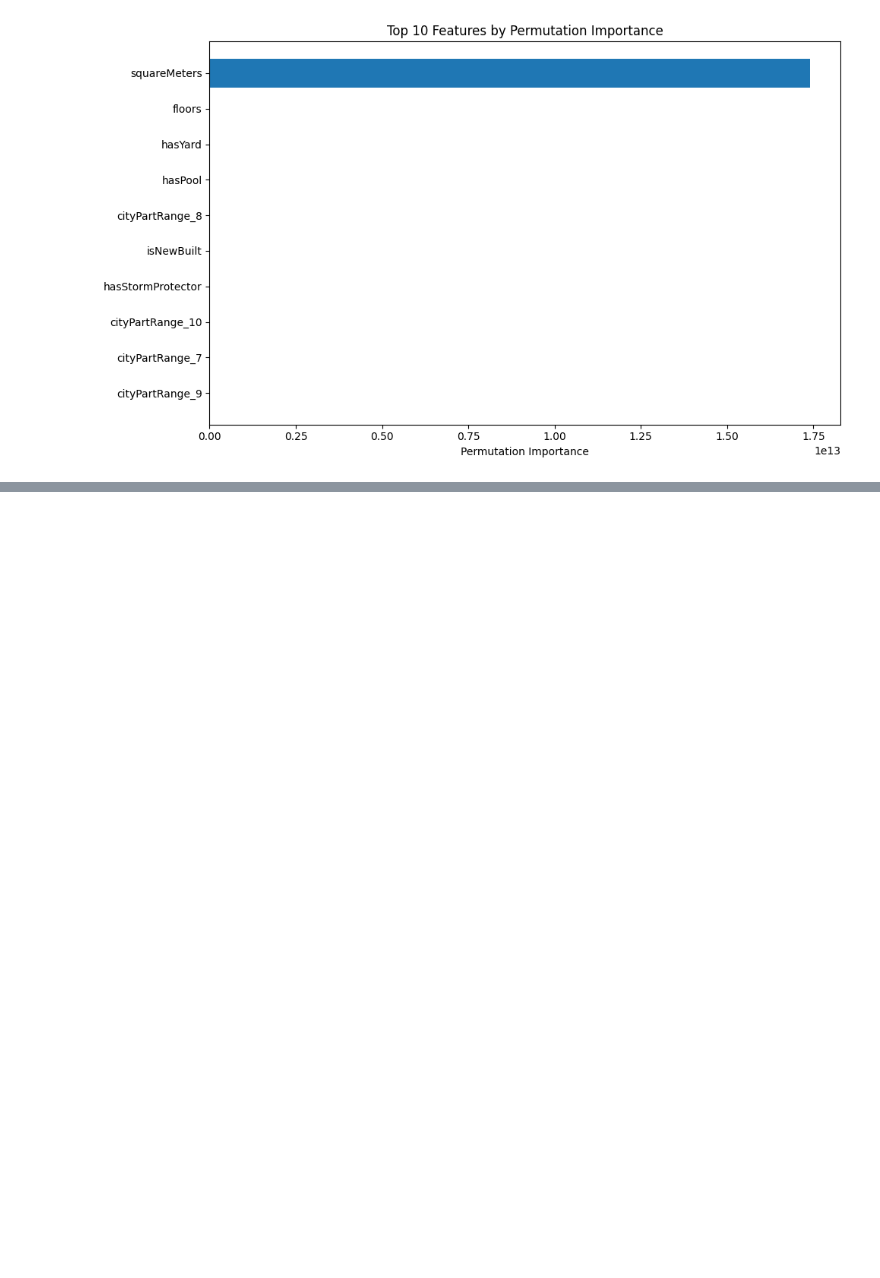
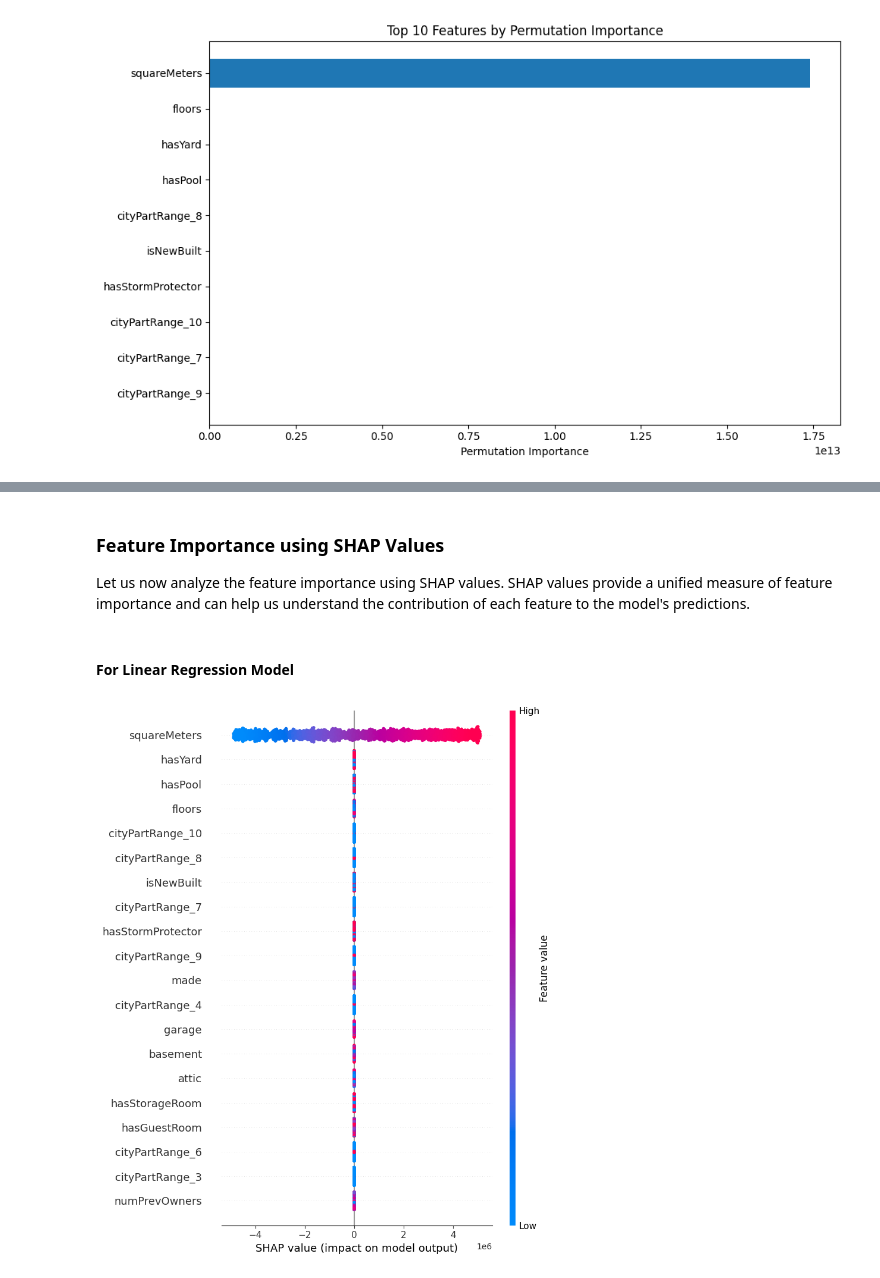
Before and after one commit to krishna1306/sig720_task5d, a Jupyter notebook: task5d_krishna.ipynb, the cells around one changed output, grey strips where cells are left out. Cells and saved outputs as stored; diff of their text form; code cells hidden in the pictures; blank space fills up the shorter version.

```diff
--- a/task5d_krishna.ipynb
+++ b/task5d_krishna.ipynb
@@ -767,0 +889,30 @@ Top 10 Features by Permutation Importance:
+# %% [markdown]
+### Feature Importance using SHAP Values
+
+Let us now analyze the feature importance using SHAP values. SHAP values provide a unified measure of feature importance and can help us understand the contribution of each feature to the model's predictions.
+# %% [markdown]
+#### For Linear Regression Model
+# %%
+# SHAP explainer expects numerical data. Convert category columns to their codes.
+X_train_shap = X_train.copy()
+X_test_shap = X_test.copy()
+
+for col in X_train_shap.select_dtypes(include='category').columns:
+	X_train_shap[col] = X_train_shap[col].cat.codes
+	X_test_shap[col] = X_test_shap[col].cat.codes
+
+# Convert boolean columns to integers
+for col in X_train_shap.select_dtypes(include='bool').columns:
+	X_train_shap[col] = X_train_shap[col].astype(int)
+	X_test_shap[col] = X_test_shap[col].astype(int)
+
+# Create SHAP explainer
+explainer = shap.Explainer(linear_model, X_train_shap)
+
+# Calculate SHAP values
+shap_values = explainer(X_test_shap)
+
+# Plot SHAP values
+shap.summary_plot(shap_values, X_test_shap)
+# %% [output]
+[figure, added]
```
Also changed, not shown: parts of 26 cells of this notebook.
